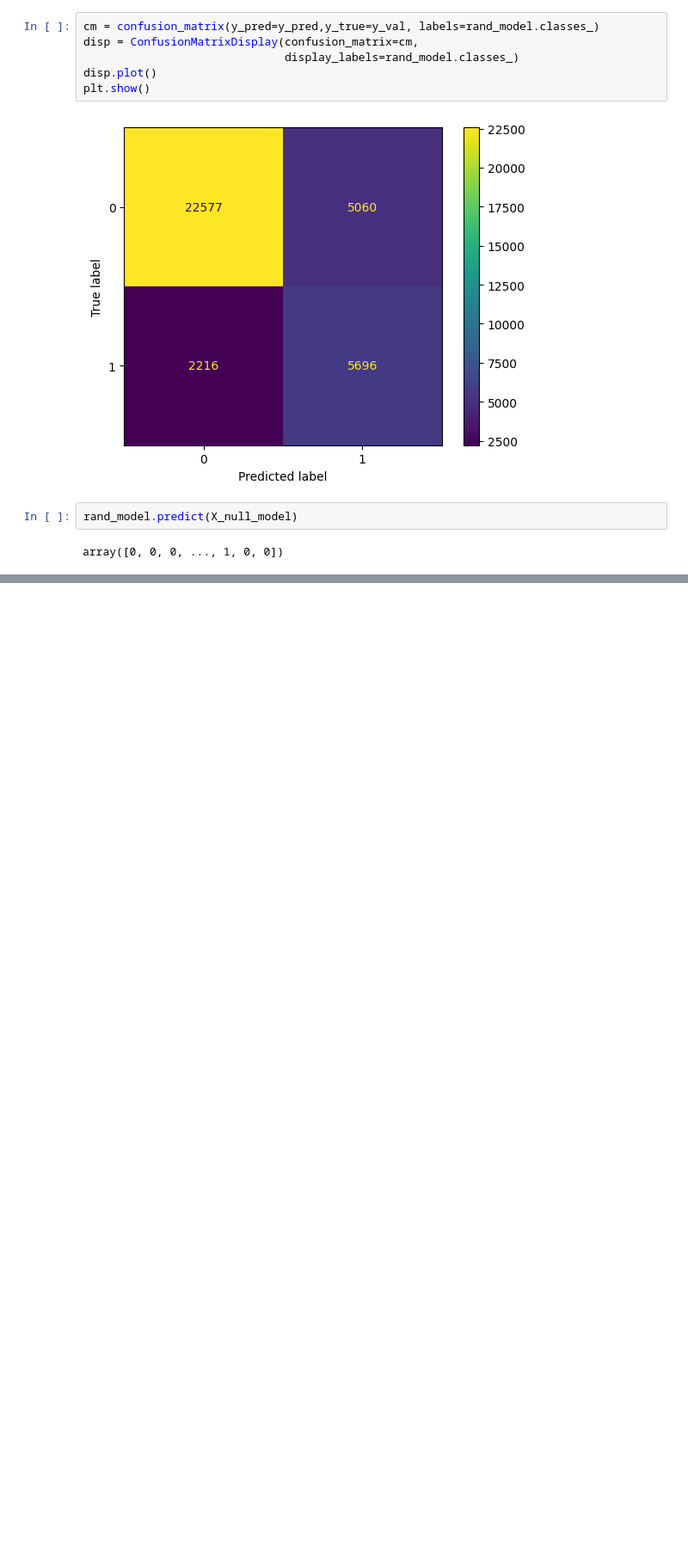
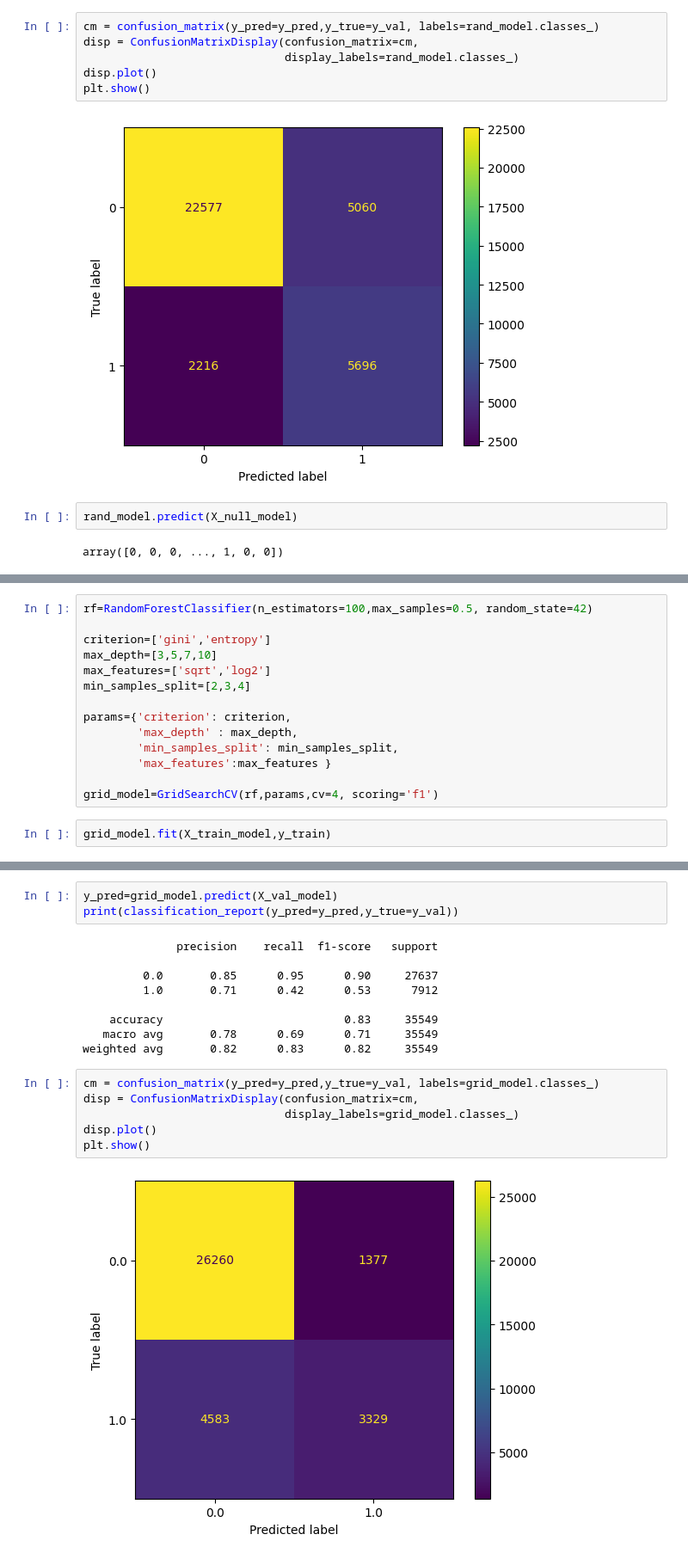
Before and after one commit to Itai1991Ortner/Rain_in_Australia, a Jupyter notebook: rain.ipynb, the cells around one changed output, grey strips where cells are left out. Shown at 86% size. Cells and saved outputs as stored; diff of their text form; blank space fills up the shorter version.

```diff
--- a/rain.ipynb
+++ b/rain.ipynb
@@ -452,0 +516,16 @@ array([0, 0, 0, ..., 1, 0, 0])
+# %%
+rf=RandomForestClassifier(n_estimators=100,max_samples=0.5, random_state=42)
+
+criterion=['gini','entropy']
+max_depth=[3,5,7,10]
+max_features=['sqrt','log2']
+min_samples_split=[2,3,4]
+
+params={'criterion': criterion,
+        'max_depth' : max_depth,
+        'min_samples_split': min_samples_split,
+        'max_features':max_features }
+
+grid_model=GridSearchCV(rf,params,cv=4, scoring='f1')
+# %%
+grid_model.fit(X_train_model,y_train)
@@ -452,0 +547,20 @@ array([0, 0, 0, ..., 1, 0, 0])
+# %%
+y_pred=grid_model.predict(X_val_model)
+print(classification_report(y_pred=y_pred,y_true=y_val))
+# %% [output]
+              precision    recall  f1-score   support
+
+         0.0       0.85      0.95      0.90     27637
+         1.0       0.71      0.42      0.53      7912
+
+    accuracy                           0.83     35549
+   macro avg       0.78      0.69      0.71     35549
+weighted avg       0.82      0.83      0.82     35549
+# %%
+cm = confusion_matrix(y_pred=y_pred,y_true=y_val, labels=grid_model.classes_)
+disp = ConfusionMatrixDisplay(confusion_matrix=cm,
+                              display_labels=grid_model.classes_)
+disp.plot()
+plt.show()
+# %% [output]
+[figure, added]
```
Also changed, not shown: parts of 16 cells of this notebook.
